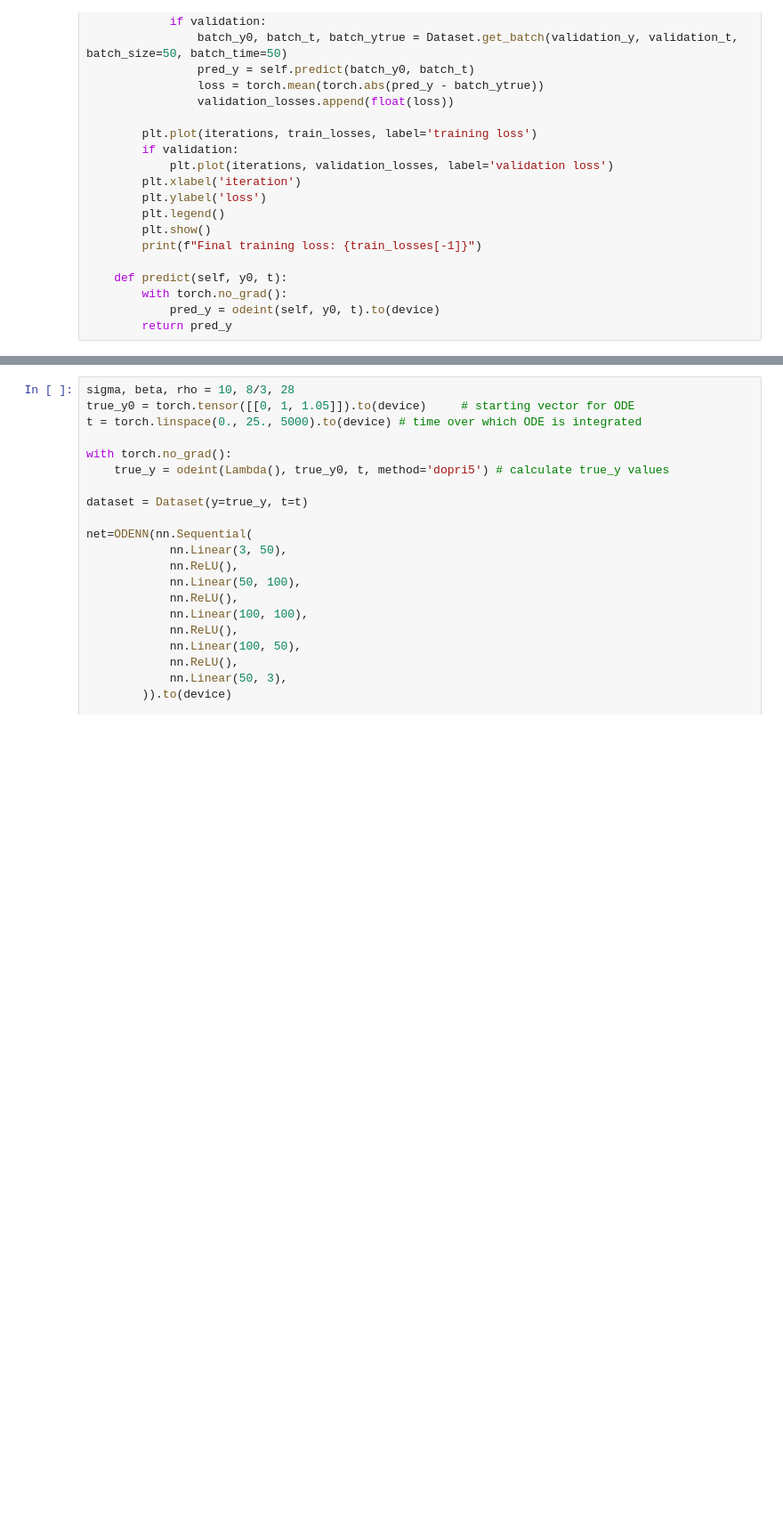
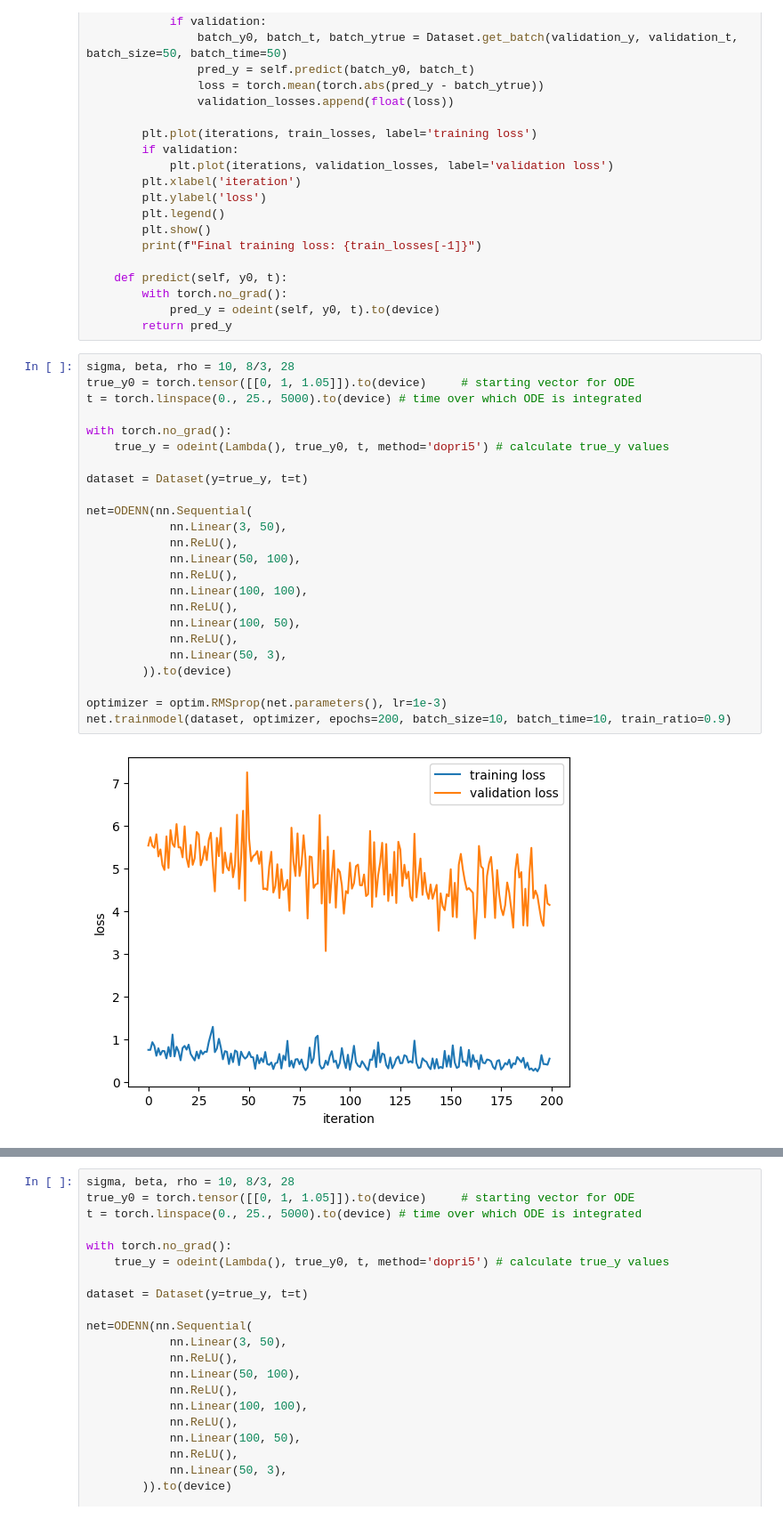
Before and after one commit to cannarin025/2022-PracticalSessions, a Jupyter notebook: week11-JMF-ODE_GNNs/assessment5v5.ipynb, the cells around one changed output, grey strips where cells are left out. Shown at 89% size. Saved outputs shown, nothing was run; the diff lists cells and outputs as text; blank space fills up the shorter version.

```diff
--- a/week11-JMF-ODE_GNNs/assessment5v5.ipynb
+++ b/week11-JMF-ODE_GNNs/assessment5v5.ipynb
@@ -366,3 +366,29 @@ class ODENN(nn.Module):
         with torch.no_grad():
             pred_y = odeint(self, y0, t).to(device)
         return pred_y
+# %%
+sigma, beta, rho = 10, 8/3, 28
+true_y0 = torch.tensor([[0, 1, 1.05]]).to(device)     # starting vector for ODE
+t = torch.linspace(0., 25., 5000).to(device) # time over which ODE is integrated
+
+with torch.no_grad():
+    true_y = odeint(Lambda(), true_y0, t, method='dopri5') # calculate true_y values
+
+dataset = Dataset(y=true_y, t=t)
+
+net=ODENN(nn.Sequential(
+            nn.Linear(3, 50),
+            nn.ReLU(),
+            nn.Linear(50, 100),
+            nn.ReLU(),
+            nn.Linear(100, 100),
+            nn.ReLU(),
+            nn.Linear(100, 50),
+            nn.ReLU(),
+            nn.Linear(50, 3),
+        )).to(device)
+
+optimizer = optim.RMSprop(net.parameters(), lr=1e-3)
+net.trainmodel(dataset, optimizer, epochs=200, batch_size=10, batch_time=10, train_ratio=0.9)
+# %% [output]
+[figure, added]
```
Also changed, not shown: parts of 19 cells of this notebook.
